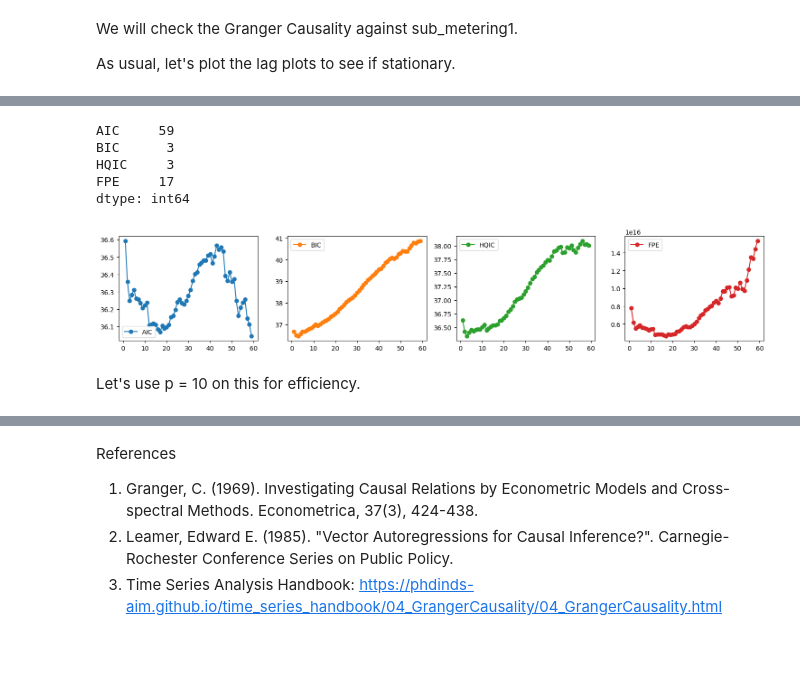
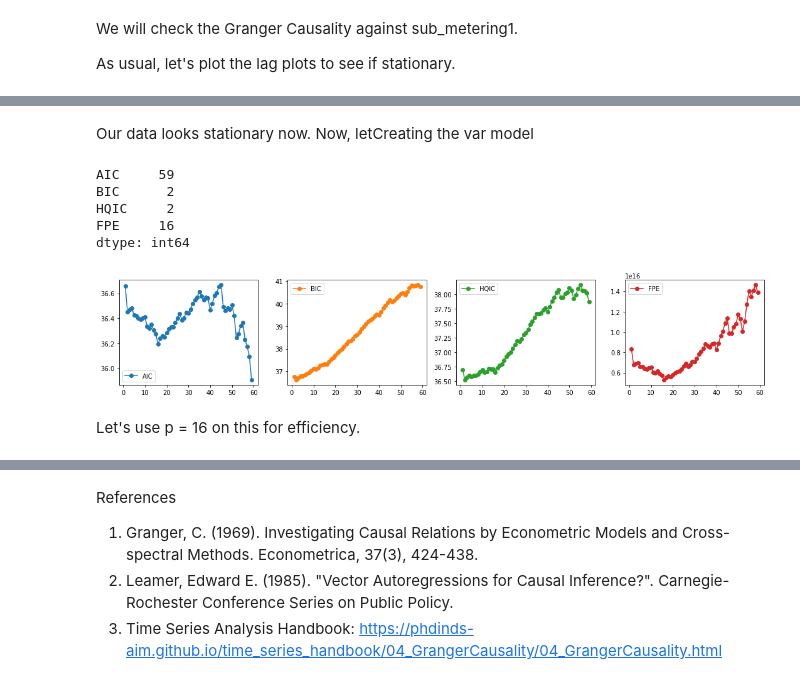
Before and after one commit to kmamfortephd/Granger-Causality, a Jupyter notebook: Introduction to Granger Causality.ipynb, the cells around one changed output, grey strips where cells are left out. Drawn from its saved outputs; the diff is of its cells as text; code cells hidden in the pictures; blank space fills up the shorter version.

```diff
--- a/Introduction to Granger Causality.ipynb
+++ b/Introduction to Granger Causality.ipynb
@@ -631 +642,6 @@ lag_plots(df1)
+# %%
+data_diff1 = pd.DataFrame()
+data_diff1['sub_metering1'] = df1['sub_metering_1'] - df1['sub_metering_1'].shift(1)
+data_diff1['power_consumption'] = df1['power_consumption'] - df1['power_consumption'].shift(1)
+data_diff1 = data_diff1.dropna()
 # %% [markdown]
@@ -660,12 +686,14 @@ Creating the var model
+# %% [markdown]
+Our data looks stationary now. Now, letCreating the var model
 # %%
-select_p(df1)
+select_p(data_diff1)
 # %% [output]
 AIC     59
-BIC      3
-HQIC     3
-FPE     17
+BIC      2
+HQIC     2
+FPE     16
 dtype: int64
-[figure, old version]
+[figure, new version]
 # %% [markdown]
-Let's use p = 10 on this for efficiency.
+Let's use p = 16 on this for efficiency.
 # %%
```
Also changed, not shown: parts of 19 cells of this notebook.
